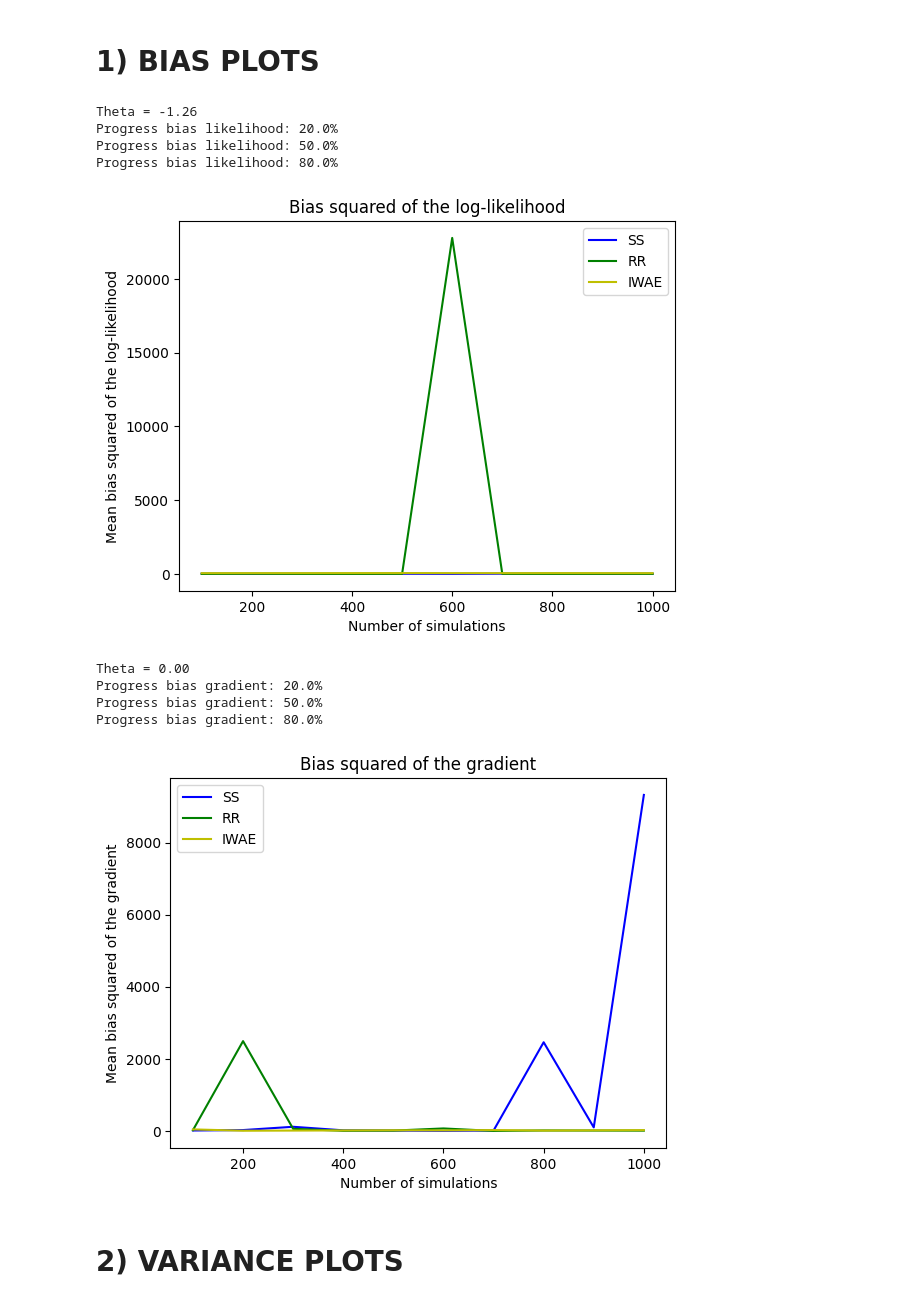
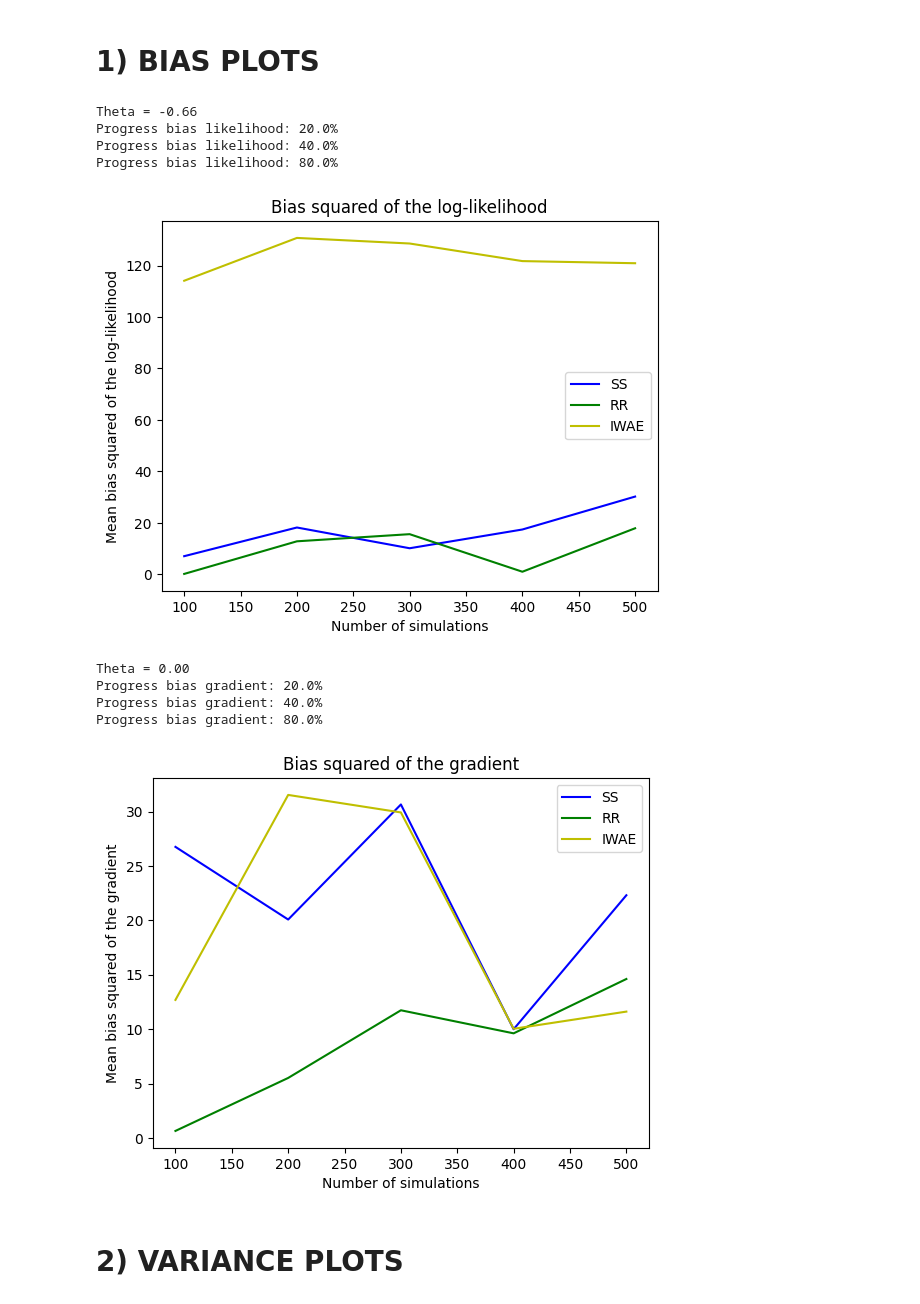
Before and after one commit to JulienPeignon/Monte_Carlo_Simulations, a Jupyter notebook: Final_Project.ipynb, the cells around one changed output. Drawn from its saved outputs; the diff is of its cells as text; code cells hidden in the pictures.

```diff
--- a/Final_Project.ipynb
+++ b/Final_Project.ipynb
@@ -507,13 +491,13 @@ def bias_plot_likelihood(k_iwae,debut,fin,pas,x_data,theta):
   plt.legend()
   plt.show()
 # %%
-bias_plot_likelihood(k_iwae=2, debut=100, fin=1000, pas=10, x_data=x_data, theta=theta)
+bias_plot_likelihood(k_iwae=2, debut=100, fin=500, pas=5, x_data=x_data, theta=theta)
 # %% [output]
-Theta = -1.26
+Theta = -0.66
 Progress bias likelihood: 20.0%
-Progress bias likelihood: 50.0%
+Progress bias likelihood: 40.0%
 Progress bias likelihood: 80.0%
-[figure, old version]
+[figure, new version]
 # %%
 def bias_plot_gradient(k_iwae,debut,fin,pas,x_data,theta):
   print("Theta = 0.00")
@@ -547,13 +531,13 @@ def bias_plot_gradient(k_iwae,debut,fin,pas,x_data,theta):
   plt.show()
 # %%
 x_data_grad = np.random.multivariate_normal(np.zeros(20), 2*np.identity(20))
-bias_plot_gradient(k_iwae=2, debut=100, fin=1000, pas=10, x_data=x_data_grad, theta=0)
+bias_plot_gradient(k_iwae=2, debut=100, fin=500, pas=5, x_data=x_data_grad, theta=0)
 # %% [output]
 Theta = 0.00
 Progress bias gradient: 20.0%
-Progress bias gradient: 50.0%
+Progress bias gradient: 40.0%
 Progress bias gradient: 80.0%
-[figure, old version]
+[figure, new version]
 # %% [markdown]
 # **2) VARIANCE PLOTS**
 # %%
```
Also changed, not shown: parts of 18 cells of this notebook.
